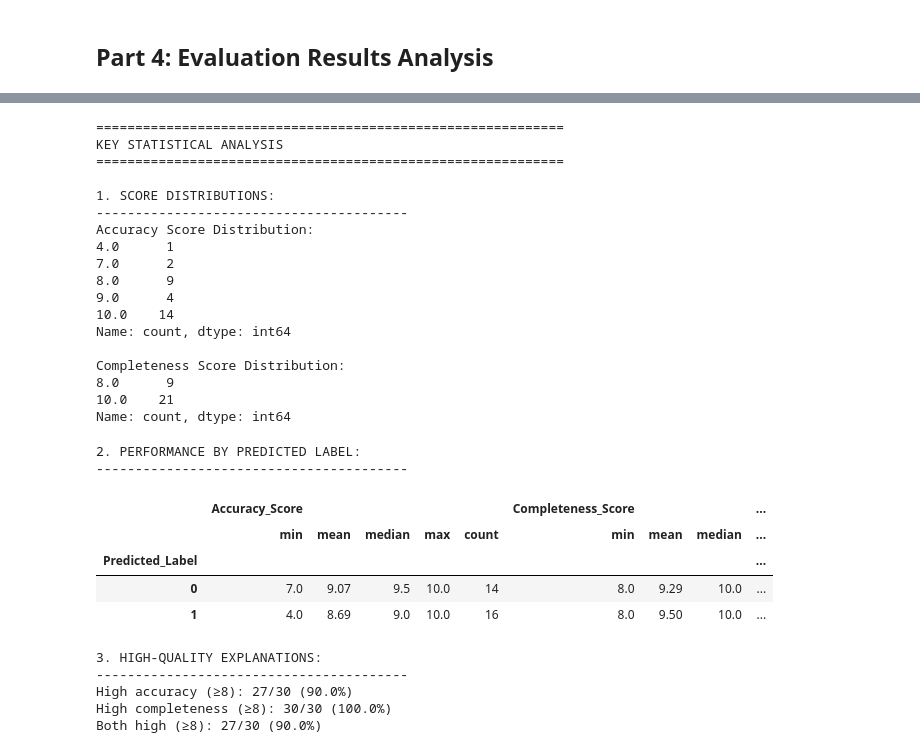
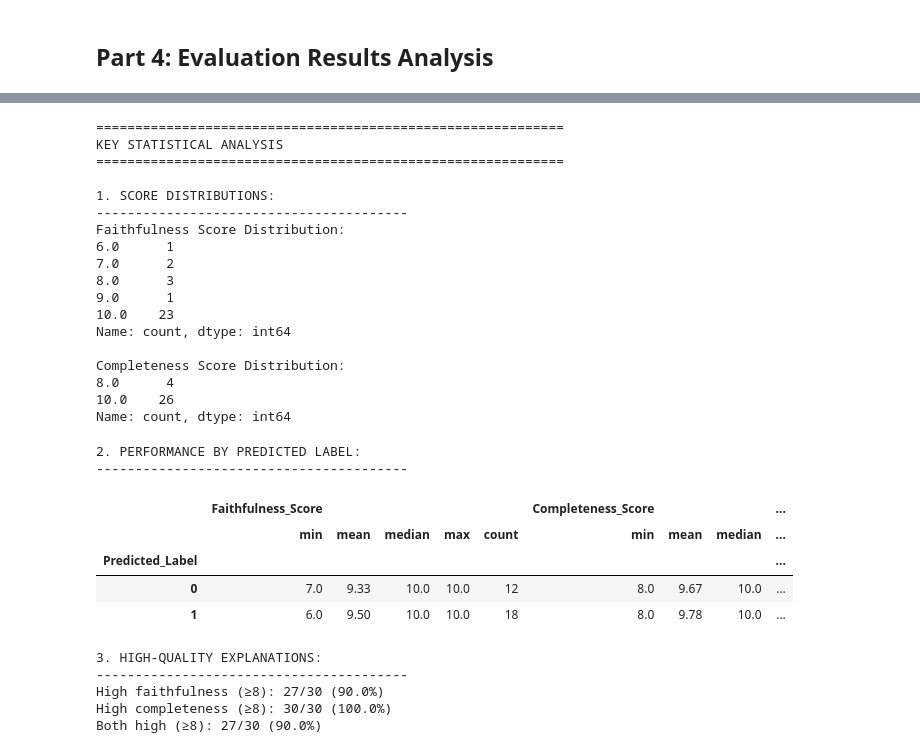
Before and after one commit to tan-yong-sheng/FYP-enhancing-churn-prediction-with-slm-and-llm, a Jupyter notebook: notebook/modeling/02_shap_explanations.ipynb, the cells around one changed output, grey strips where cells are left out. Drawn from its saved outputs; the diff is of its cells as text; code cells hidden in the pictures.

```diff
--- a/notebook/modeling/02_shap_explanations.ipynb
+++ b/notebook/modeling/02_shap_explanations.ipynb
@@ -10,9 +10,6 @@ merged_data_final = pd.read_csv("../../data/processed/cleaned_data.csv.gz", comp
 
 X = merged_data_final.drop(['churn_risk_score'], axis = 1)
 y = merged_data_final['churn_risk_score']
-# %%
-X = merged_data_final.drop(['churn_risk_score'], axis = 1)
-y = merged_data_final['churn_risk_score']
 # %%
 from sklearn.model_selection import train_test_split
 
@@ -833,25 +813,26 @@ for idx, row in prepare_for_judge_df.iterrows():
 
             feature_data = json.loads(clean_eval)  # list of per-feature dicts
 
-            # ---- Compute factual accuracy score (0–10) ----
-            direction_points = sum(1 for f in feature_data if f.get("direction_match"))
-            magnitude_points = sum(1 for f in feature_data if f.get("magnitude_match"))
-            correct_points = direction_points + magnitude_points
+            # ---- Compute
+            # score (0–10) ----
+            sign_points = sum(1 for f in feature_data if f.get("sign_agreement"))
+            rank_points = sum(1 for f in feature_data if f.get("rank_agreement"))
+            correct_points = sign_points + rank_points
             max_points = 2 * len(feature_data)
-            accuracy_score = (correct_points / max_points) * 10 if max_points > 0 else 0
+            faithfulness_scores = (correct_points / max_points) * 10 if max_points > 0 else 0
 
             # ---- Scale completeness (from LLM 1–5 → 1–10) ----
-            mentioned_features = sum(1 for f in feature_data if f.get("mentioned_in_text"))
+            mentioned_features = sum(1 for f in feature_data if f.get("feature_mentioned"))
             completeness_raw = mentioned_features  # Count of features mentioned in text (0-5)
             completeness_score_10 = round((completeness_raw / 5) * 10, 1)  # Scale to 0-10
 
             # ---- Build eval_data summary ----
             eval_data = {
                 "completeness": {"score": completeness_score_10},
-                "accuracy": {
-                    "score": round(accuracy_score, 1),
-                    "direction_points": direction_points,
-                    "magnitude_points": magnitude_points
+                "faithfulness": {
+                    "score": round(faithfulness_scores, 1),
+                    "sign_points": sign_points,
+                    "rank_points": rank_points
                 },
                 "raw_features": feature_data
             }
@@ -921,26 +902,26 @@ import ast
 evaluation_df['evaluation'] = evaluation_df['evaluation'].apply(lambda x: ast.literal_eval(x) if isinstance(x, str) else x)
 
 # Extract individual scores for each row
-accuracy_scores = evaluation_df['evaluation'].apply(lambda x: x['accuracy']['score']).values
+faithfulness_scores = evaluation_df['evaluation'].apply(lambda x: x['faithfulness']['score']).values
 completeness_scores = evaluation_df['evaluation'].apply(lambda x: x['completeness']['score']).values
 
 # Print individual scores for each row
 print("Individual Scores for Each Row:")
 print("=" * 50)
-for idx, (acc, comp) in enumerate(zip(accuracy_scores, completeness_scores)):
-    print(f"Row {idx+1}: Accuracy = {acc}, Completeness = {comp}")
+for idx, (faith, comp) in enumerate(zip(faithfulness_scores, completeness_scores)):
+    print(f"Row {idx+1}: Faithfulness = {faith}, Completeness = {comp}")
 
 print("\n" + "=" * 50)
 print("Summary Statistics:")
-print(f"Average Accuracy Score: {accuracy_scores.mean():.2f}")
+print(f"Average Faithfulness Score: {faithfulness_scores.mean():.2f}")
 print(f"Average Completeness Score: {completeness_scores.mean():.2f}")
-print(f"Accuracy Score Range: {accuracy_scores.min():.1f} - {accuracy_scores.max():.1f}")
+print(f"Faithfulness Score Range: {faithfulness_scores.min():.1f} - {faithfulness_scores.max():.1f}")
 print(f"Completeness Score Range: {completeness_scores.min():.1f} - {completeness_scores.max():.1f}")
 
 # Optional: Create a DataFrame for easier viewing
 scores_df = pd.DataFrame({
-    'Row': range(1, len(accuracy_scores) + 1),
-    'Accuracy_Score': accuracy_scores,
+    'Row': range(1, len(faithfulness_scores) + 1),
+    'Faithfulness_Score': faithfulness_scores,
     'Completeness_Score': completeness_scores,
     'Predicted_Label': evaluation_df['predicted_label'].values
 })
@@ -974,9 +955,9 @@ print("=" * 60)
 # 1. Score distributions
 print("\n1. SCORE DISTRIBUTIONS:")
 print("-" * 40)
-print("Accuracy Score Distribution:")
-accuracy_counts = pd.Series(accuracy_scores).value_counts().sort_index()
-print(accuracy_counts)
+print("Faithfulness Score Distribution:")
+faithfulness_counts = pd.Series(faithfulness_scores).value_counts().sort_index()
+print(faithfulness_counts)
 
 print("\nCompleteness Score Distribution:")
 completeness_counts = pd.Series(completeness_scores).value_counts().sort_index()
@@ -988,56 +969,56 @@ KEY STATISTICAL ANALYSIS
 
 1. SCORE DISTRIBUTIONS:
 ----------------------------------------
-Accuracy Score Distribution:
-4.0      1
+Faithfulness Score Distribution:
+6.0      1
 7.0      2
-8.0      9
-9.0      4
-10.0    14
+8.0      3
+9.0      1
+10.0    23
 Name: count, dtype: int64
 
 Completeness Score Distribution:
-8.0      9
-10.0    21
+8.0      4
+10.0    26
 Name: count, dtype: int64
 # %%
 
 # 2. Performance by predicted label (most important)
 print("\n2. PERFORMANCE BY PREDICTED LABEL:")
 print("-" * 40)
 label_analysis = pd.DataFrame({
     'Predicted_Label': evaluation_df['predicted_label'].values,
-    'Accuracy_Score': accuracy_scores,
+    'Faithfulness_Score': faithfulness_scores,
     'Completeness_Score': completeness_scores
 })
 
 label_stats = label_analysis.groupby('Predicted_Label').agg({
-    'Accuracy_Score': ['min', 'mean', 'median', 'max', 'count'],
+    'Faithfulness_Score': ['min', 'mean', 'median', 'max', 'count'],
     'Completeness_Score': ['min', 'mean', 'median', 'max', 'count']
 }).round(2)
 label_stats
 # %% [output]
 2. PERFORMANCE BY PREDICTED LABEL:
 ----------------------------------------
-|  | Accuracy_Score |  |  |  |  | Completeness_Score |  |  | ... |
+|  | Faithfulness_Score |  |  |  |  | Completeness_Score |  |  | ... |
 |  | min | mean | median | max | count | min | mean | median | ... |
 | Predicted_Label |  |  |  |  |  |  |  |  | ... |
-| 0 | 7.0 | 9.07 | 9.5 | 10.0 | 14 | 8.0 | 9.29 | 10.0 | ... |
-| 1 | 4.0 | 8.69 | 9.0 | 10.0 | 16 | 8.0 | 9.50 | 10.0 | ... |
+| 0 | 7.0 | 9.33 | 10.0 | 10.0 | 12 | 8.0 | 9.67 | 10.0 | ... |
+| 1 | 6.0 | 9.50 | 10.0 | 10.0 | 18 | 8.0 | 9.78 | 10.0 | ... |
 # %%
 # 3. High-quality explanations count (business-relevant)
 print("\n3. HIGH-QUALITY EXPLANATIONS:")
 print("-" * 40)
-high_accuracy = (accuracy_scores >= 8).sum()
+high_faithfulness = (faithfulness_scores >= 8).sum()
 high_completeness = (completeness_scores >= 8).sum()
-both_high = ((accuracy_scores >= 8) & (completeness_scores >= 8)).sum()
+both_high = ((faithfulness_scores >= 8) & (completeness_scores >= 8)).sum()
 
-print(f"High accuracy (≥8): {high_accuracy}/{len(accuracy_scores)} ({high_accuracy/len(accuracy_scores)*100:.1f}%)")
+print(f"High faithfulness (≥8): {high_faithfulness}/{len(faithfulness_scores)} ({high_faithfulness/len(faithfulness_scores)*100:.1f}%)")
 print(f"High completeness (≥8): {high_completeness}/{len(completeness_scores)} ({high_completeness/len(completeness_scores)*100:.1f}%)")
-print(f"Both high (≥8): {both_high}/{len(accuracy_scores)} ({both_high/len(accuracy_scores)*100:.1f}%)")
+print(f"Both high (≥8): {both_high}/{len(faithfulness_scores)} ({both_high/len(faithfulness_scores)*100:.1f}%)")
 # %% [output]
 3. HIGH-QUALITY EXPLANATIONS:
 ----------------------------------------
-High accuracy (≥8): 27/30 (90.0%)
+High faithfulness (≥8): 27/30 (90.0%)
 High completeness (≥8): 30/30 (100.0%)
 Both high (≥8): 27/30 (90.0%)
```
Also changed, not shown: parts of 29 cells of this notebook.
